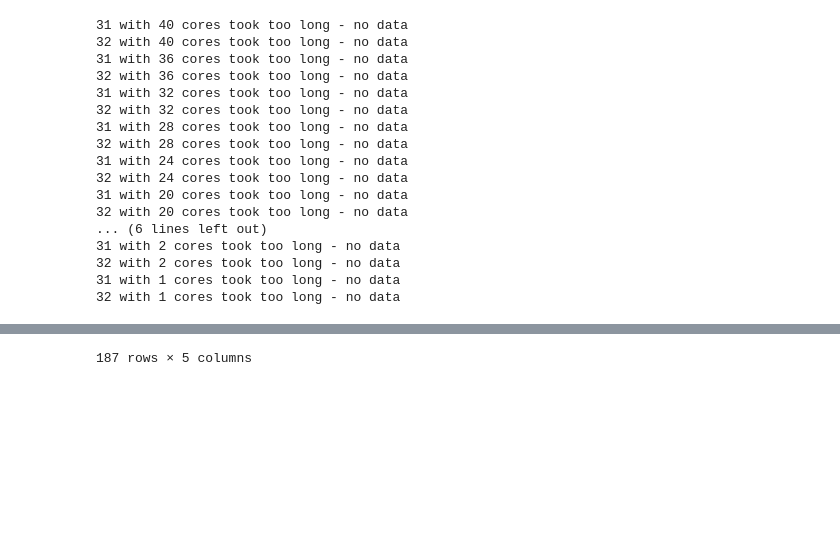
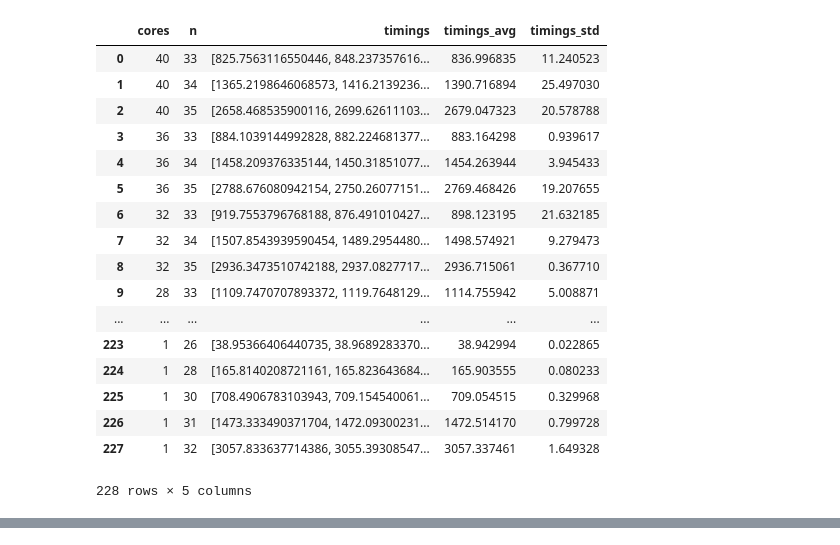
Before and after one commit to soudy/bachelor-thesis, a Jupyter notebook: notebooks/visualizations/QX benchmark visualization.ipynb, the cells around one changed output, grey strips where cells are left out. Saved outputs shown, nothing was run; the diff lists cells and outputs as text; code cells hidden in the pictures; blank space fills up the shorter version.

```diff
--- a/notebooks/visualizations/QX benchmark visualization.ipynb
+++ b/notebooks/visualizations/QX benchmark visualization.ipynb
@@ -1,45 +1,64 @@
 # %%
 import numpy as np
 import pandas as pd
 import matplotlib.pyplot as plt
 
 cores = [40, 36, 32, 28, 24, 20, 16, 8, 4, 2, 1]
-ns = [4, 6, 8, 10, 12, 14, 16, 18, 20, 22, 24, 26, 28, 30, 31, 32, 33, 34, 35]
+ns = [33, 34, 35]
+ns_64 = [4, 6, 8, 10, 12, 14, 16, 18, 20, 22, 24, 26, 28, 30, 31, 32]
+ns_all = ns_64 + ns
 
 results = []
 
 for core in cores:
     for n in ns:
-        try:
-            timings = np.load(f'./data/qx_benchmark_fat_soil_shared/qx_benchmark_fat_soil_shared//qaoa_n{n}_cores{core}.npz', allow_pickle=True)
-        except FileNotFoundError:
-            print(f"{n} with {core} cores took too long - no data")
-            # catch this later, took too long to simulate
-            continue
+        timings = np.load(f'./data/qx_benchmark_fat_soil_shared/qaoa_n{n}_cores{core}.npz', allow_pickle=True)
+        results.append({
+            "n": n,
+            "cores": core,
+            "timings": timings["cpu_times"],
+            "timings_avg": np.average(timings["cpu_times"]),
+            "timings_std": np.std(timings["cpu_times"])
+        })
+
+for n in ns_all:
+    timings = np.load(f'./data/qx_benchmark_fat_soil_shared/qaoa_n{n}_cores12.npz', allow_pickle=True)
+    results.append({
+        "n": n,
+        "cores": 12,
+        "timings": timings["cpu_times"],
+        "timings_avg": np.average(timings["cpu_times"]),
+        "timings_std": np.std(timings["cpu_times"])
+    })
+
+for core in cores_64:
+    for n in ns_64:
+        timings = np.load(f'./data/qx_benchmark_fat_soil_shared_64bit/qaoa_n{n}_cores{core}.npz', allow_pickle=True)
         results.append({
             "n": n,
             "cores": core,
             "timings": timings["cpu_times"],
             "timings_avg": np.average(timings["cpu_times"]),
             "timings_std": np.std(timings["cpu_times"])
         })
 df = pd.DataFrame.from_records(results)
 df
 # %% [output]
+|  | cores | n | timings | timings_avg | timings_std |
+| 0 | 40 | 33 | [825.7563116550446, 848.237357616... | 836.996835 | 11.240523 |
+| 1 | 40 | 34 | [1365.2198646068573, 1416.2139236... | 1390.716894 | 25.497030 |
+| 2 | 40 | 35 | [2658.468535900116, 2699.62611103... | 2679.047323 | 20.578788 |
+| 3 | 36 | 33 | [884.1039144992828, 882.224681377... | 883.164298 | 0.939617 |
+| 4 | 36 | 34 | [1458.209376335144, 1450.31851077... | 1454.263944 | 3.945433 |
+| 5 | 36 | 35 | [2788.676080942154, 2750.26077151... | 2769.468426 | 19.207655 |
+| 6 | 32 | 33 | [919.7553796768188, 876.491010427... | 898.123195 | 21.632185 |
+| 7 | 32 | 34 | [1507.8543939590454, 1489.2954480... | 1498.574921 | 9.279473 |
+| 8 | 32 | 35 | [2936.3473510742188, 2937.0827717... | 2936.715061 | 0.367710 |
+| 9 | 28 | 33 | [1109.7470707893372, 1119.7648129... | 1114.755942 | 5.008871 |
+| ... | ... | ... | ... | ... | ... |
+| 223 | 1 | 26 | [38.95366406440735, 38.9689283370... | 38.942994 | 0.022865 |
+| 224 | 1 | 28 | [165.8140208721161, 165.823643684... | 165.903555 | 0.080233 |
+| 225 | 1 | 30 | [708.4906783103943, 709.154540061... | 709.054515 | 0.329968 |
+| 226 | 1 | 31 | [1473.333490371704, 1472.09300231... | 1472.514170 | 0.799728 |
+| 227 | 1 | 32 | [3057.833637714386, 3055.39308547... | 3057.337461 | 1.649328 |
-31 with 40 cores took too long - no data
-32 with 40 cores took too long - no data
-31 with 36 cores took too long - no data
-32 with 36 cores took too long - no data
-31 with 32 cores took too long - no data
-32 with 32 cores took too long - no data
-31 with 28 cores took too long - no data
-32 with 28 cores took too long - no data
-31 with 24 cores took too long - no data
-32 with 24 cores took too long - no data
-31 with 20 cores took too long - no data
-32 with 20 cores took too long - no data
-... (6 lines left out)
-31 with 2 cores took too long - no data
-32 with 2 cores took too long - no data
-31 with 1 cores took too long - no data
-32 with 1 cores took too long - no data
+228 rows × 5 columns
@@ -63 +64,0 @@ df
-187 rows × 5 columns
```
Also changed, not shown: parts of 9 cells of this notebook, 29 other files.
